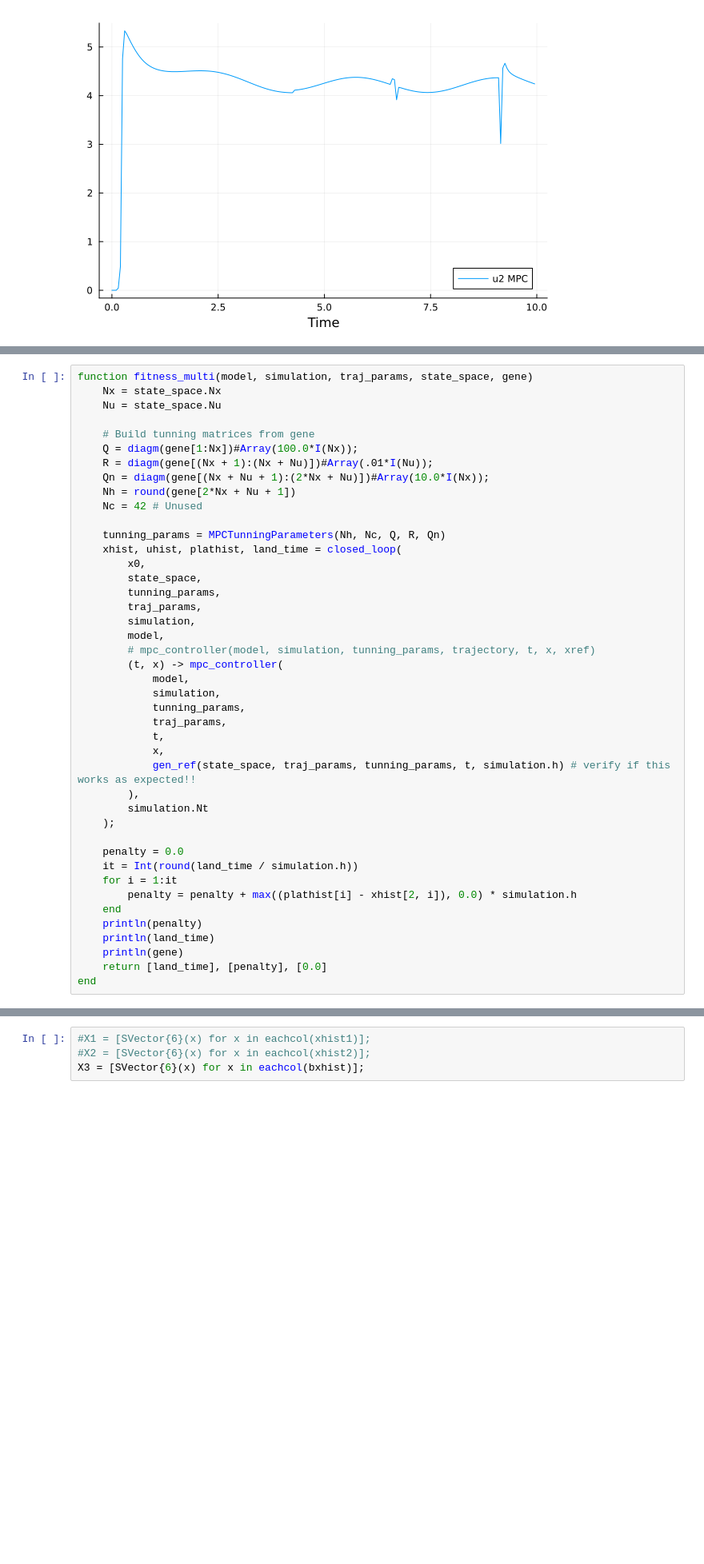
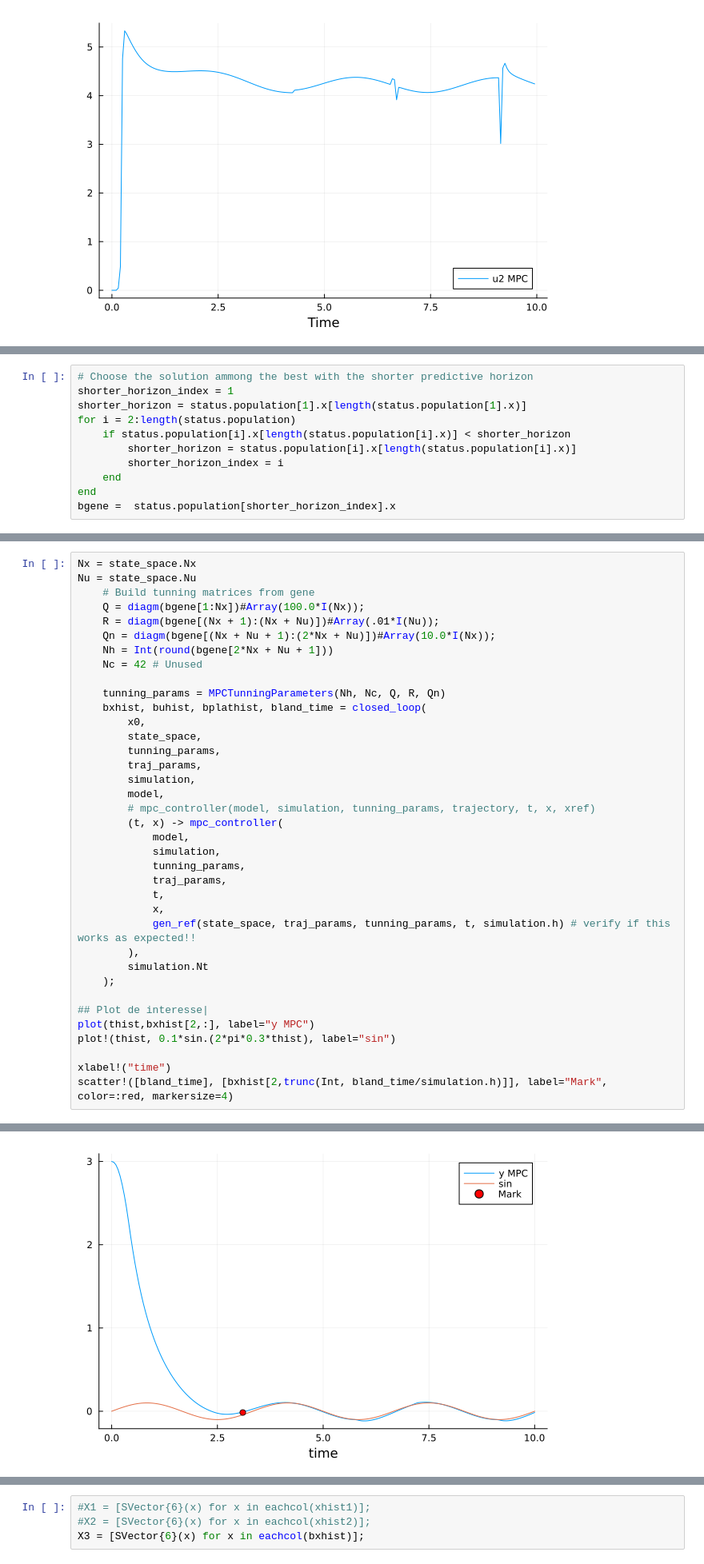
Before and after one commit to CarlosCraveiro/landing_quadrotor_on_osc_platforms, a Jupyter notebook: notebooks/mpc.ipynb, the cells around one changed output, grey strips where cells are left out. Shown at 80% size. Cells and saved outputs as stored; diff of their text form; blank space fills up the shorter version.

Commit message:
Sorts final population of NGSA-II such that the best approach is the smaller horizon

```diff
--- a/notebooks/mpc.ipynb
+++ b/notebooks/mpc.ipynb
@@ -608,0 +648,11 @@ fitness (generic function with 1 method)
+# %%
+# Choose the solution ammong the best with the shorter predictive horizon
+shorter_horizon_index = 1
+shorter_horizon = status.population[1].x[length(status.population[1].x)]
+for i = 2:length(status.population)
+    if status.population[i].x[length(status.population[i].x)] < shorter_horizon
+        shorter_horizon = status.population[i].x[length(status.population[i].x)]
+        shorter_horizon_index = i
+    end
+end
+bgene =  status.population[shorter_horizon_index].x
@@ -609,17 +676,15 @@ fitness (generic function with 1 method)
 # %%
-function fitness_multi(model, simulation, traj_params, state_space, gene)
-    Nx = state_space.Nx
-    Nu = state_space.Nu
-
+Nx = state_space.Nx
+Nu = state_space.Nu
     # Build tunning matrices from gene
-    Q = diagm(gene[1:Nx])#Array(100.0*I(Nx));
-    R = diagm(gene[(Nx + 1):(Nx + Nu)])#Array(.01*I(Nu));
-    Qn = diagm(gene[(Nx + Nu + 1):(2*Nx + Nu)])#Array(10.0*I(Nx));
-    Nh = round(gene[2*Nx + Nu + 1])
+    Q = diagm(bgene[1:Nx])#Array(100.0*I(Nx));
+    R = diagm(bgene[(Nx + 1):(Nx + Nu)])#Array(.01*I(Nu));
+    Qn = diagm(bgene[(Nx + Nu + 1):(2*Nx + Nu)])#Array(10.0*I(Nx));
+    Nh = Int(round(bgene[2*Nx + Nu + 1]))
     Nc = 42 # Unused
 
     tunning_params = MPCTunningParameters(Nh, Nc, Q, R, Qn)
-    xhist, uhist, plathist, land_time = closed_loop(
+    bxhist, buhist, bplathist, bland_time = closed_loop(
         x0,
         state_space,
         tunning_params,
@@ -639,14 +704,10 @@ function fitness_multi(model, simulation, traj_params, state_space, gene)
         simulation.Nt
     );
 
-    penalty = 0.0
-    it = Int(round(land_time / simulation.h))
-    for i = 1:it
-        penalty = penalty + max((plathist[i] - xhist[2, i]), 0.0) * simulation.h
-    end
-    println(penalty)
-    println(land_time)
-    println(gene)
-    return [land_time], [penalty], [0.0]
-end
+## Plot de interesse|
+plot(thist,bxhist[2,:], label="y MPC")
+plot!(thist, 0.1*sin.(2*pi*0.3*thist), label="sin")
+
+xlabel!("time")
+scatter!([bland_time], [bxhist[2,trunc(Int, bland_time/simulation.h)]], label="Mark", color=:red, markersize=4)
 # %% [output]
@@ -653,0 +714 @@ fitness_multi (generic function with 1 method)
+[figure, added]
```
Also changed, not shown: parts of 19 cells of this notebook.
